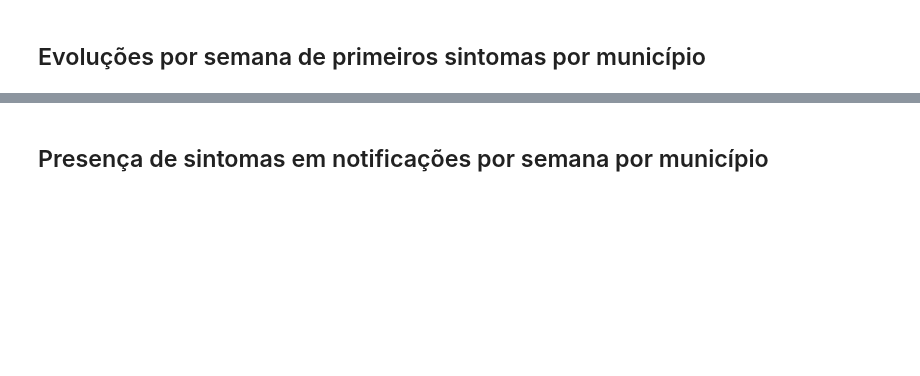
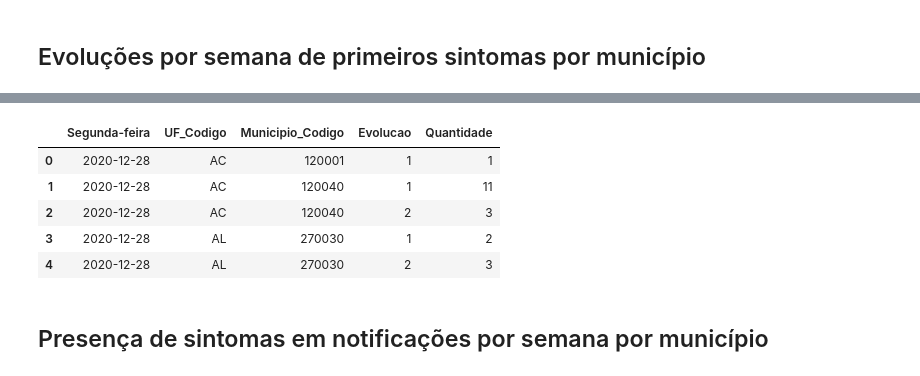
Before and after one commit to flohmannjr/PJI410, a Jupyter notebook: PJI410_dados.ipynb, the cells around one changed output, grey strips where cells are left out. Drawn from its saved outputs; the diff is of its cells as text; code cells hidden in the pictures; blank space fills up the shorter version.

```diff
--- a/PJI410_dados.ipynb
+++ b/PJI410_dados.ipynb
@@ -1022,3 +1130,12 @@ df_evolucao_prisin_por_municipio = df_evolucao_prisin_por_municipio.groupby(by=[
+# %%
+df_evolucao_prisin_por_municipio[:5]
+# %% [output]
+|  | Segunda-feira | UF_Codigo | Municipio_Codigo | Evolucao | Quantidade |
+| 0 | 2020-12-28 | AC | 120001 | 1 | 1 |
+| 1 | 2020-12-28 | AC | 120040 | 1 | 11 |
+| 2 | 2020-12-28 | AC | 120040 | 2 | 3 |
+| 3 | 2020-12-28 | AL | 270030 | 1 | 2 |
+| 4 | 2020-12-28 | AL | 270030 | 2 | 3 |
 # %%
 # df_evolucao_prisin_por_municipio.to_csv('/content/PJI410_evolucao_prisin_por_municipio.csv', index=False)
 # %% [markdown]
```
Also changed, not shown: parts of 49 cells of this notebook.
